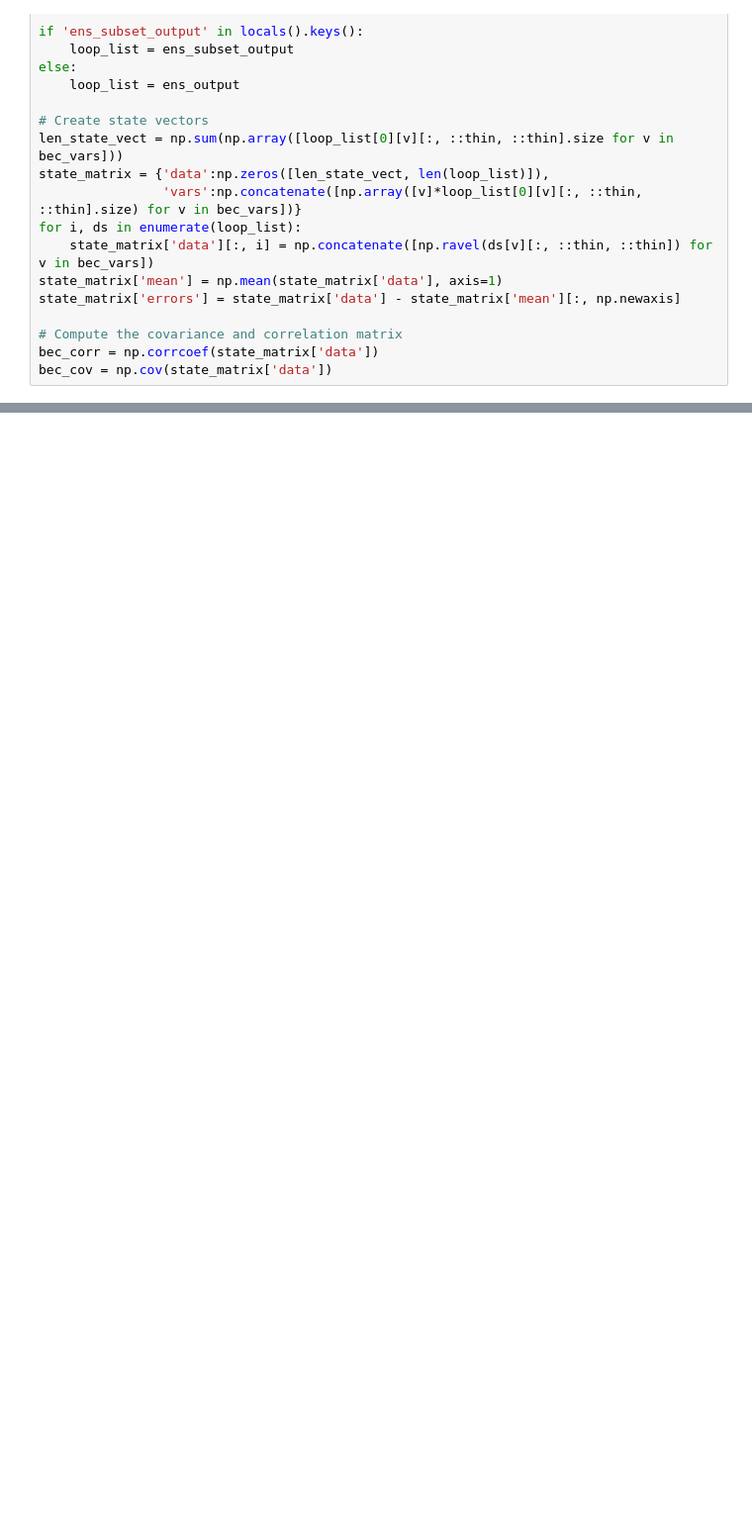
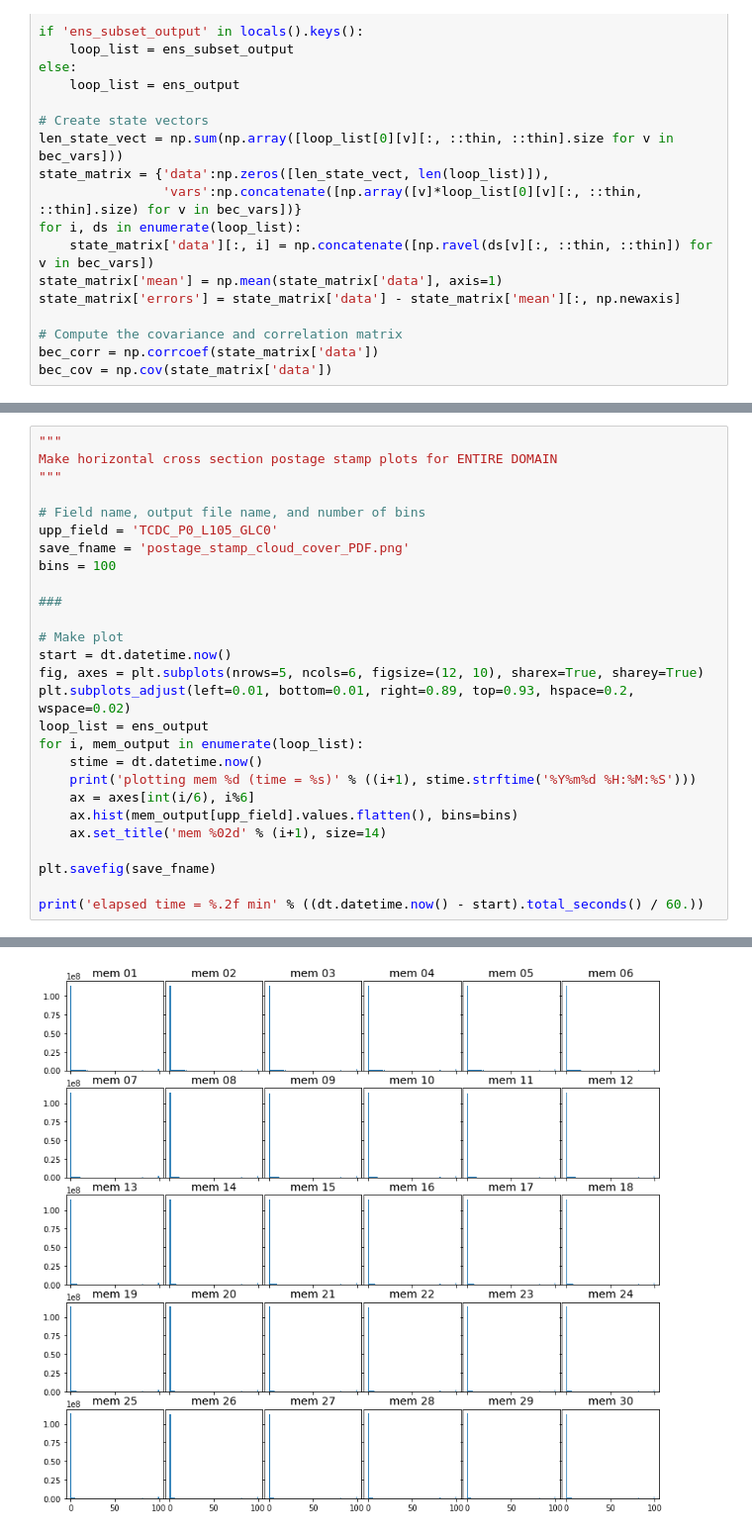
Before and after one commit to ShawnMurdzek-NOAA/py_scripts, a Jupyter notebook: cloud_da/probing_rrfs_ensemble.ipynb, the cells around one changed output, grey strips where cells are left out. Shown at 99% size. Cells and saved outputs as stored; diff of their text form; blank space fills up the shorter version.

```diff
--- a/cloud_da/probing_rrfs_ensemble.ipynb
+++ b/cloud_da/probing_rrfs_ensemble.ipynb
@@ -284,0 +351,28 @@ plt.savefig(save_fname)
+# %%
+"""
+Make horizontal cross section postage stamp plots for ENTIRE DOMAIN
+"""
+
+# Field name, output file name, and number of bins
+upp_field = 'TCDC_P0_L105_GLC0'
+save_fname = 'postage_stamp_cloud_cover_PDF.png'
+bins = 100
+
+###
+
+# Make plot
+start = dt.datetime.now()
+fig, axes = plt.subplots(nrows=5, ncols=6, figsize=(12, 10), sharex=True, sharey=True)
+plt.subplots_adjust(left=0.01, bottom=0.01, right=0.89, top=0.93, hspace=0.2, wspace=0.02)
+loop_list = ens_output
+for i, mem_output in enumerate(loop_list):
+    stime = dt.datetime.now()
+    print('plotting mem %d (time = %s)' % ((i+1), stime.strftime('%Y%m%d %H:%M:%S')))
+    ax = axes[int(i/6), i%6]
+    ax.hist(mem_output[upp_field].values.flatten(), bins=bins)
+    ax.set_title('mem %02d' % (i+1), size=14)
+
+plt.savefig(save_fname)
+
+print('elapsed time = %.2f min' % ((dt.datetime.now() - start).total_seconds() / 60.))
+# %% [output]
@@ -284,0 +396 @@ plt.savefig(save_fname)
+[figure, added]
```
Also changed, not shown: parts of 11 cells of this notebook.
